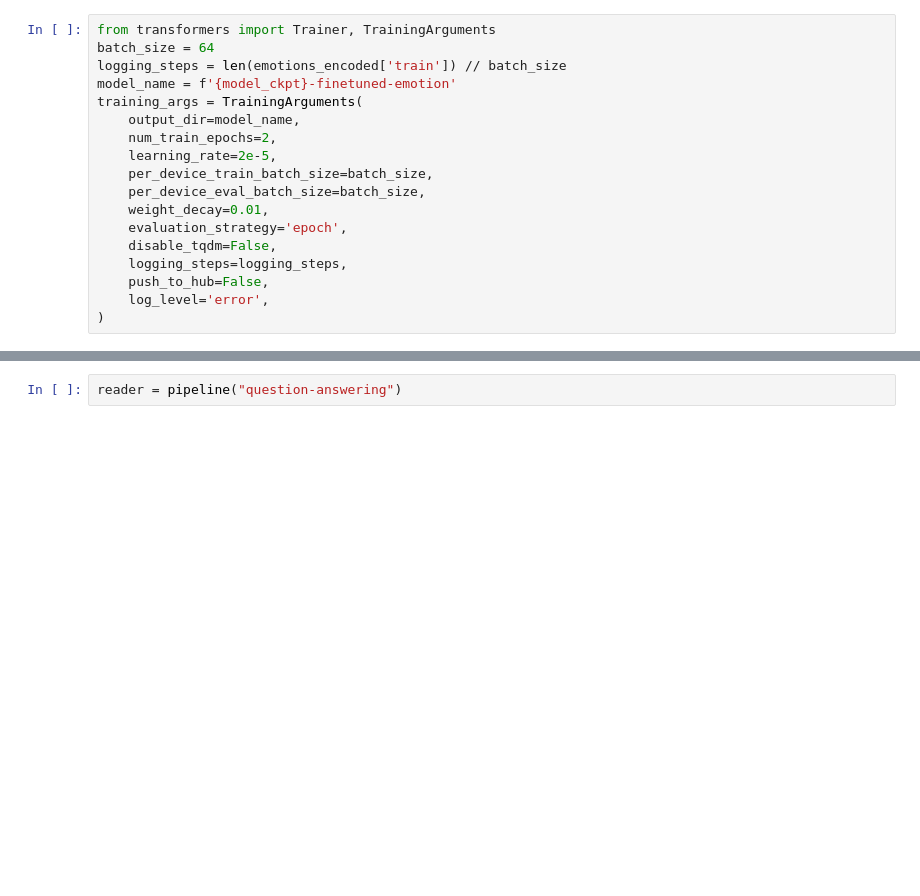
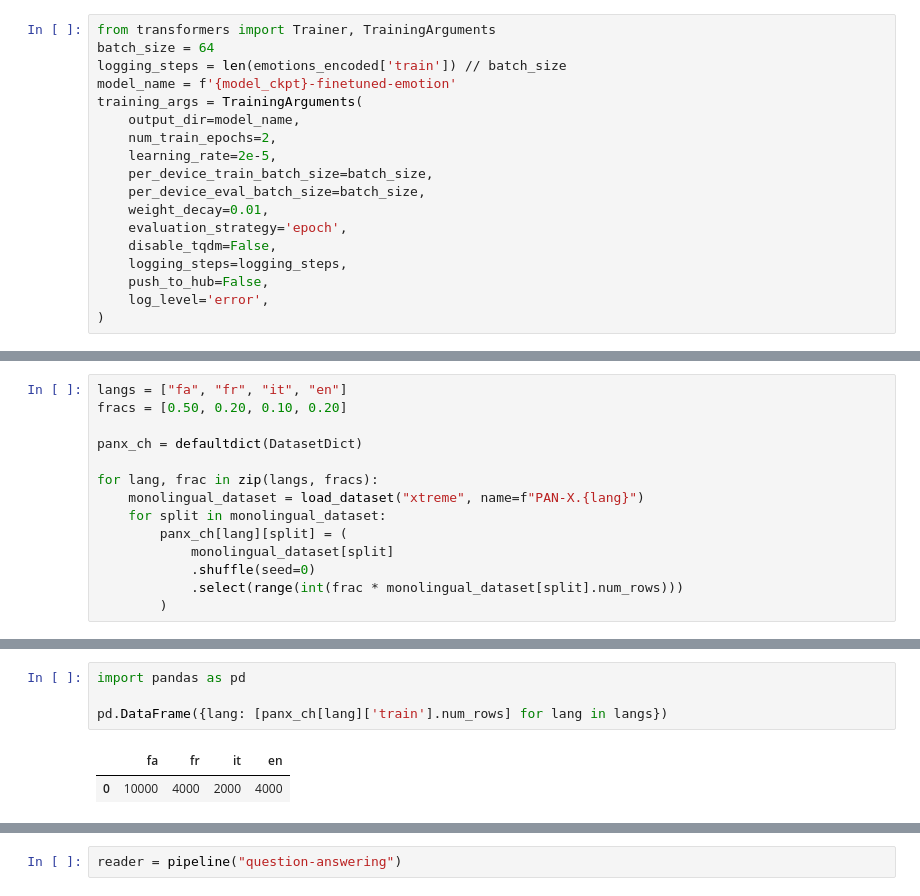
Before and after one commit to mmaghajani/transformers-up-and-running, a Jupyter notebook: Transformers_Huggignface.ipynb, the cells around one changed output, grey strips where cells are left out. Drawn from its saved outputs; the diff is of its cells as text; blank space fills up the shorter version.

```diff
--- a/Transformers_Huggignface.ipynb
+++ b/Transformers_Huggignface.ipynb
@@ -303,0 +293,14 @@ pd.DataFrame(outputs)
+# %%
+langs = ["fa", "fr", "it", "en"]
+fracs = [0.50, 0.20, 0.10, 0.20]
+
+panx_ch = defaultdict(DatasetDict)
+
+for lang, frac in zip(langs, fracs):
+    monolingual_dataset = load_dataset("xtreme", name=f"PAN-X.{lang}")
+    for split in monolingual_dataset:
+        panx_ch[lang][split] = (
+            monolingual_dataset[split]
+            .shuffle(seed=0)
+            .select(range(int(frac * monolingual_dataset[split].num_rows)))
+        )
@@ -303,0 +316,7 @@ pd.DataFrame(outputs)
+# %%
+import pandas as pd
+
+pd.DataFrame({lang: [panx_ch[lang]['train'].num_rows] for lang in langs})
+# %% [output]
+|  | fa | fr | it | en |
+| 0 | 10000 | 4000 | 2000 | 4000 |
```
Also changed, not shown: parts of 22 cells of this notebook.
